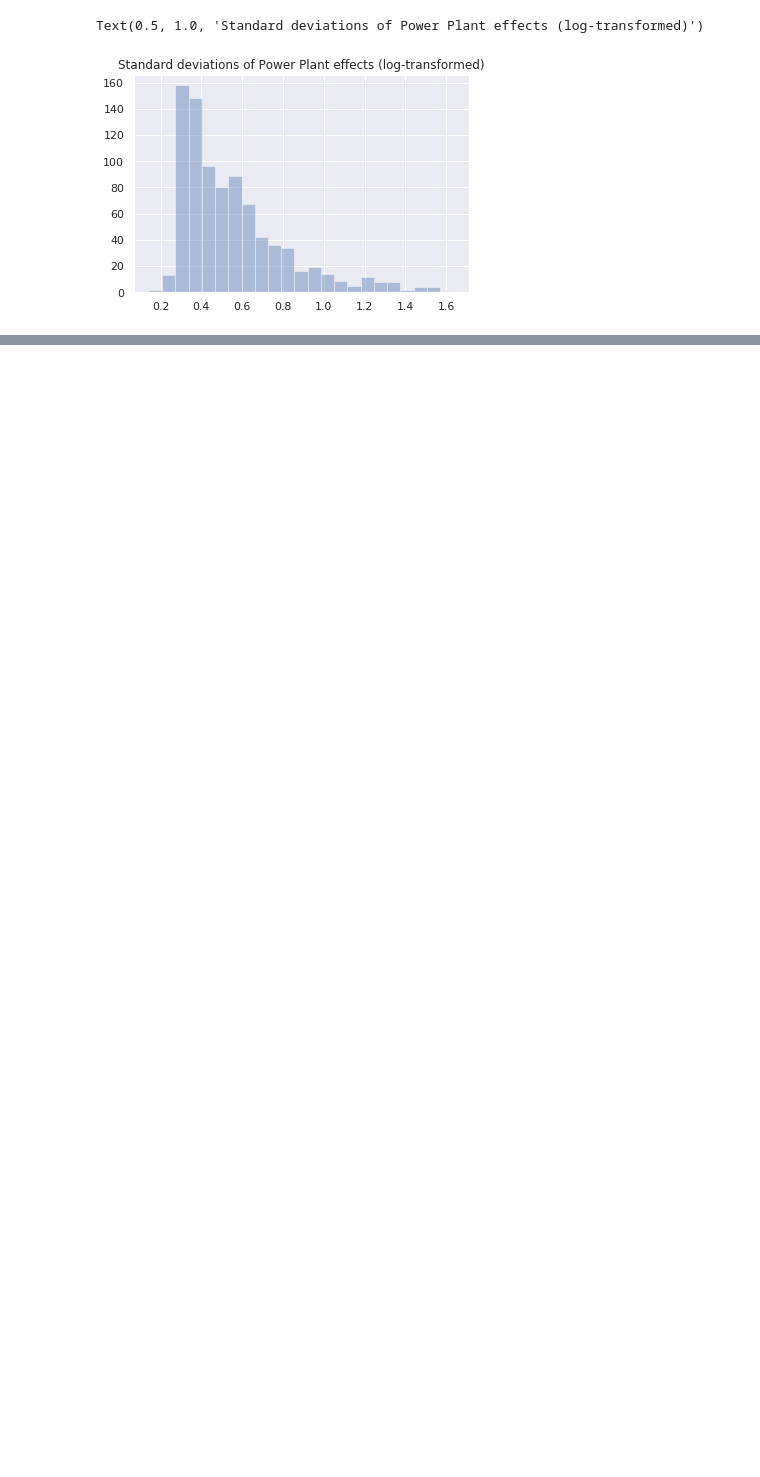
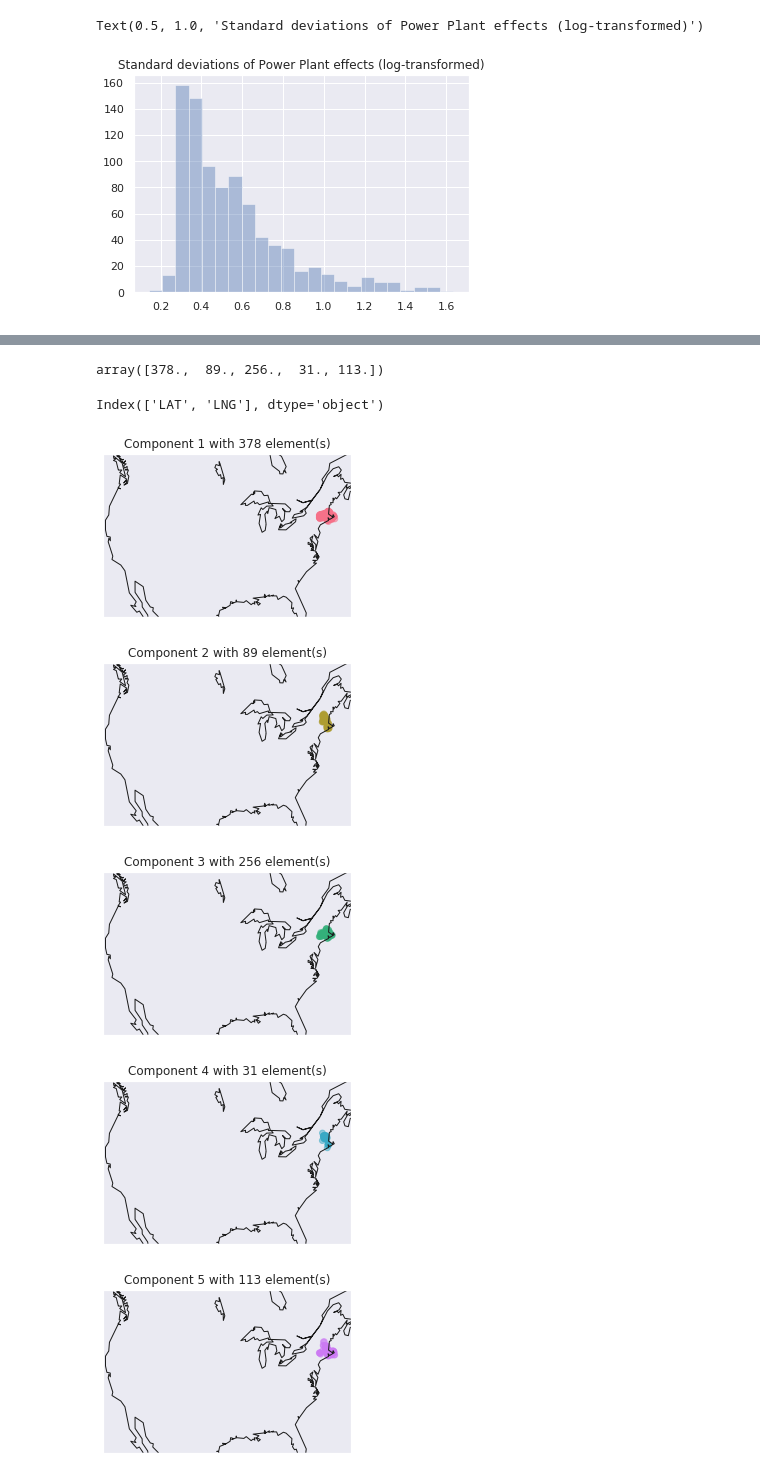
Before and after one commit to mauriciogtec/power-plants, a Jupyter notebook: hyads_mixture.ipynb, the cells around one changed output, grey strips where cells are left out. Drawn from its saved outputs; the diff is of its cells as text; code cells hidden in the pictures; blank space fills up the shorter version.

```diff
--- a/hyads_mixture.ipynb
+++ b/hyads_mixture.ipynb
@@ -221,0 +283,4 @@ How does zip code assignment matches Hyads?
+# %%
+zip_codes = pd.read_csv("model_dev_data/zip_codes.csv", index_col=0)
+zip_codes.index = [str(x)[:3] for x in zip_codes.index.values]
+zip_codes.head()
@@ -221,0 +302,13 @@ How does zip code assignment matches Hyads?
+# %%
+use_mds = False
+
+gmm = GaussianMixture(
+    n_components=n_comps,
+    covariance_type="full")
+
+
+inputs = np.log10(1e-3 + hyads_t)
+if use_mds:
+    inputs = MDS(n_components=2).fit_transform(inputs)
+
+gmm.fit(inputs)
@@ -221,0 +320,4 @@ How does zip code assignment matches Hyads?
+# %%
+phat = gmm.predict_proba(inputs)
+print("coverged:", gmm.converged_)
+phat[:10, :]
@@ -221,0 +336,35 @@ How does zip code assignment matches Hyads?
+# %%
+phat.sum(0)
+# %% [output]
+array([378.,  89., 256.,  31., 113.])
+# %%
+labels = np.array([np.random.choice(range(n_comps), p=x / x.sum()) for x in phat])
+
+colorpal = sns.color_palette("husl", n_comps).as_hex()
+colors = np.array([colorpal[l] for l in labels])
+# %%
+zip_codes.columns
+# %% [output]
+Index(['LAT', 'LNG'], dtype='object')
+# %%
+for k in range(n_comps):
+    plt.figure(figsize=(5, 3))
+    # map.shadedrelief()
+    map.drawcoastlines()
+    ix = np.where(labels == k)
+    lon, lat = map(zip_codes['LNG'].values[ix], zip_codes['LAT'].values[ix])
+    plt.scatter(lon, lat, s=35, c=colors[ix], marker='o', alpha=0.5)
+    # plot centroid
+
+#     centroids = zip_codes.loc[hyads_t.index[ix]].mean(0)
+#     lon_c, lat_c = map(centroids['LNG'], centroids['LAT'])
+#     plt.scatter(lon_c, lat_c, s=50, c="red", marker='x')
+
+    plt.title(f"Component {k + 1} with {len(ix[0])} element(s)")
+    plt.show()
+# %% [output]
+[figure, added]
+[figure, added]
+[figure, added]
+[figure, added]
+[figure, added]
```
Also changed, not shown: parts of 27 cells of this notebook, 2 other files.
